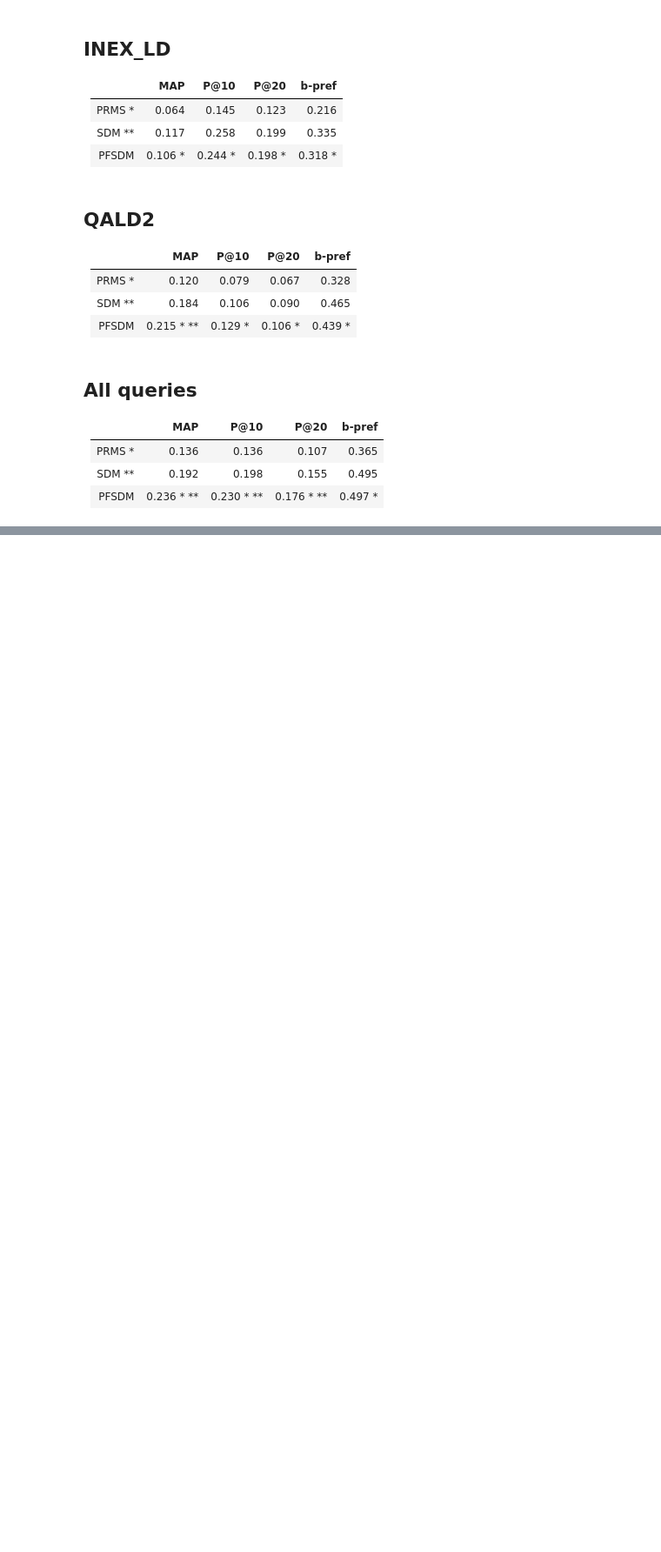
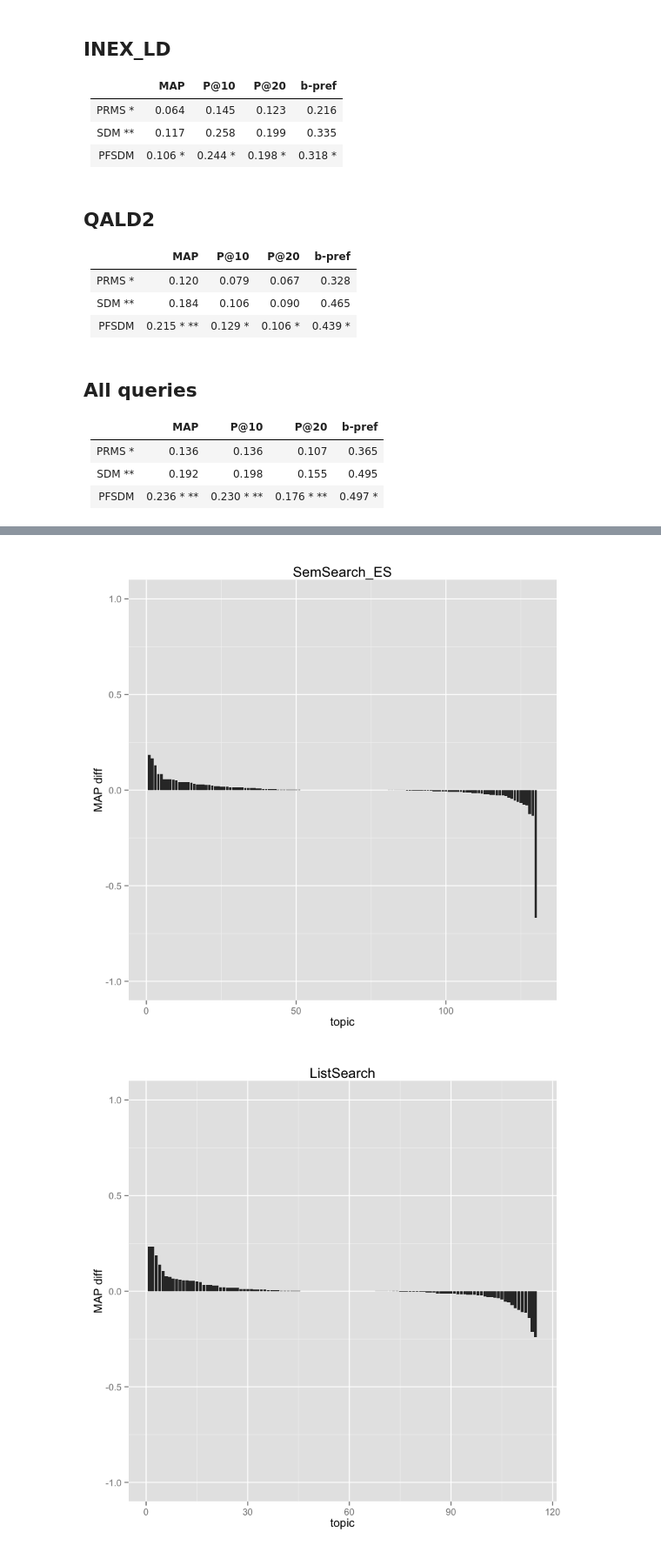
Before and after one commit to teanalab/pfsdm, a Jupyter notebook: reports/report-1.ipynb, the cells around one changed output, grey strips where cells are left out. Shown: that part at 87% size. Cells and saved outputs as stored; diff of their text form; code cells hidden in the pictures; blank space fills up the shorter version.

Commit message:
TLD plots

```diff
--- a/reports/report-1.ipynb
+++ b/reports/report-1.ipynb
@@ -105,0 +121,13 @@ Performance of PFSDM using features BaselineTopScore and FieldLikelihood compare
+# %%
+for (col in c("SemSearch_ES", "ListSearch", "INEX_LD", "QALD2", "ALL")) {
+    tld <- read.table(file.path("tld", col), header = TRUE, col.names = c("qid","fsdm","pfsdm"))
+    diff <- tld$pfsdm - tld$fsdm
+
+    suppressWarnings(print(
+        qplot(1:length(diff), sort(diff, decreasing=TRUE), ylab="MAP diff", xlab="topic",
+              geom="histogram", stat="identity", ylim=c(-1, 1), main=col)
+        ))
+}
+# %% [output]
+[figure, added]
+[figure, added]
```
Also changed, not shown: parts of 5 cells of this notebook, 5 other files.
